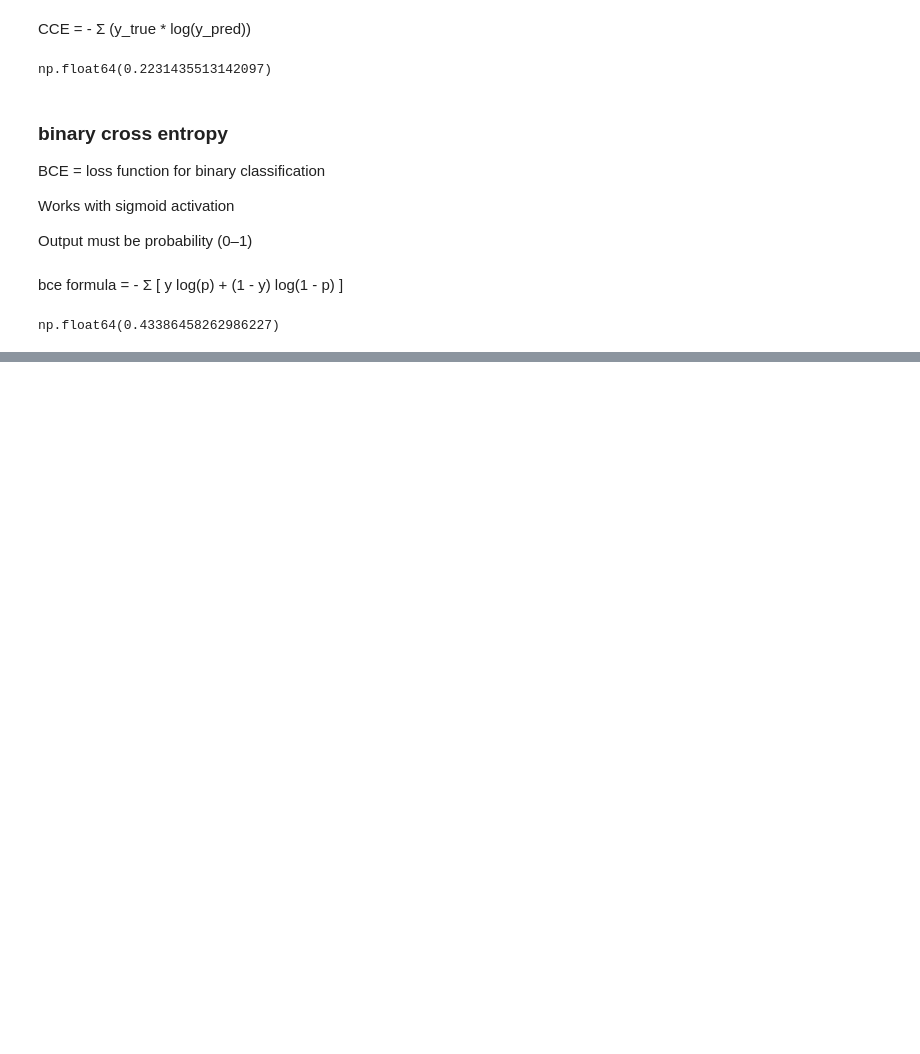
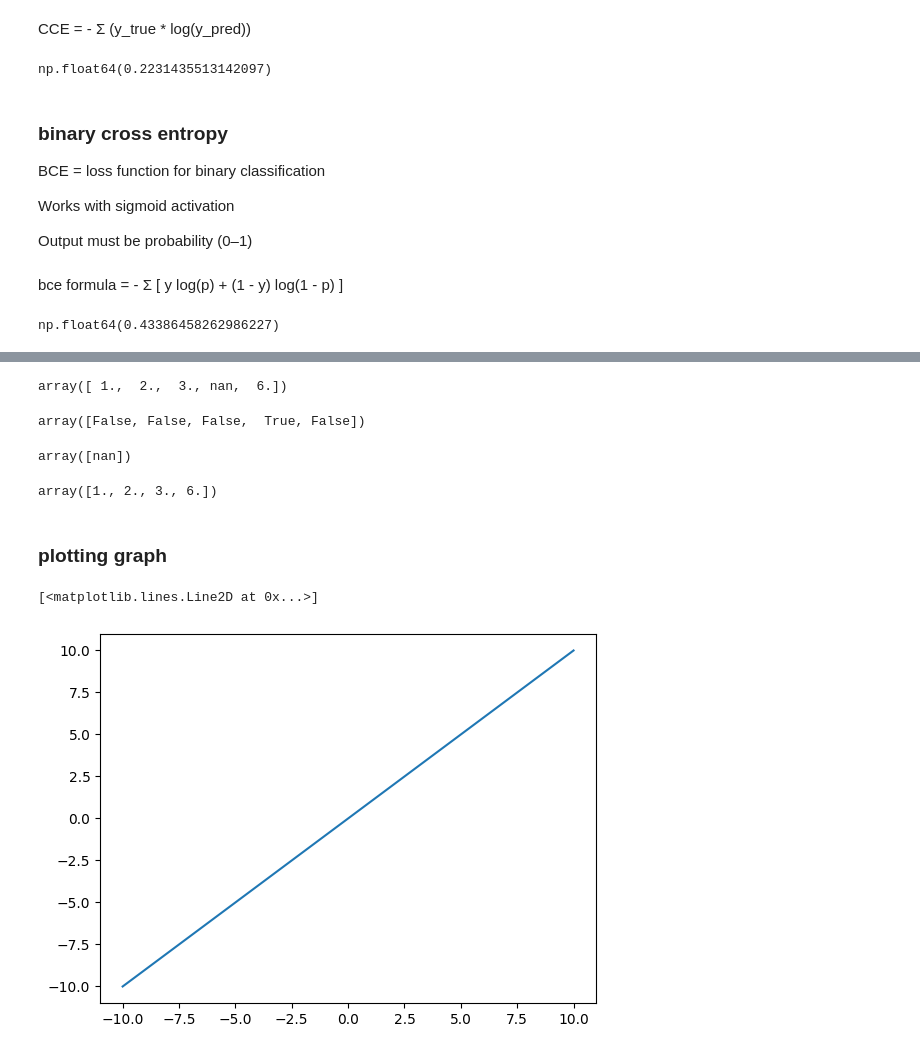
Before and after one commit to ehtesam75/Machine-learning-notes, a Jupyter notebook: Numpy/Numpy_advanced.ipynb, the cells around one changed output, grey strips where cells are left out. Saved outputs shown, nothing was run; the diff lists cells and outputs as text; code cells hidden in the pictures; blank space fills up the shorter version.

```diff
--- a/Numpy/Numpy_advanced.ipynb
+++ b/Numpy/Numpy_advanced.ipynb
@@ -369,0 +372,31 @@ np.float64(0.43386458262986227)
+# %%
+a = np.array([1, 2, 3, np.nan, 6])
+a
+# %% [output]
+array([ 1.,  2.,  3., nan,  6.])
+# %%
+np.isnan(a)
+# %% [output]
+array([False, False, False,  True, False])
+# %%
+a[np.isnan(a)]
+# %% [output]
+array([nan])
+# %%
+a[~np.isnan(a)]
+# %% [output]
+array([1., 2., 3., 6.])
+# %% [markdown]
+### plotting graph
+# %%
+import matplotlib.pyplot as plt
+
+#y = x
+
+x = np.linspace(-10, 10, 100)
+y = x
+
+plt.plot(x, y)
+# %% [output]
+[<matplotlib.lines.Line2D at 0x...>]
+[figure, added]
```
Also changed, not shown: parts of 6 cells of this notebook.
